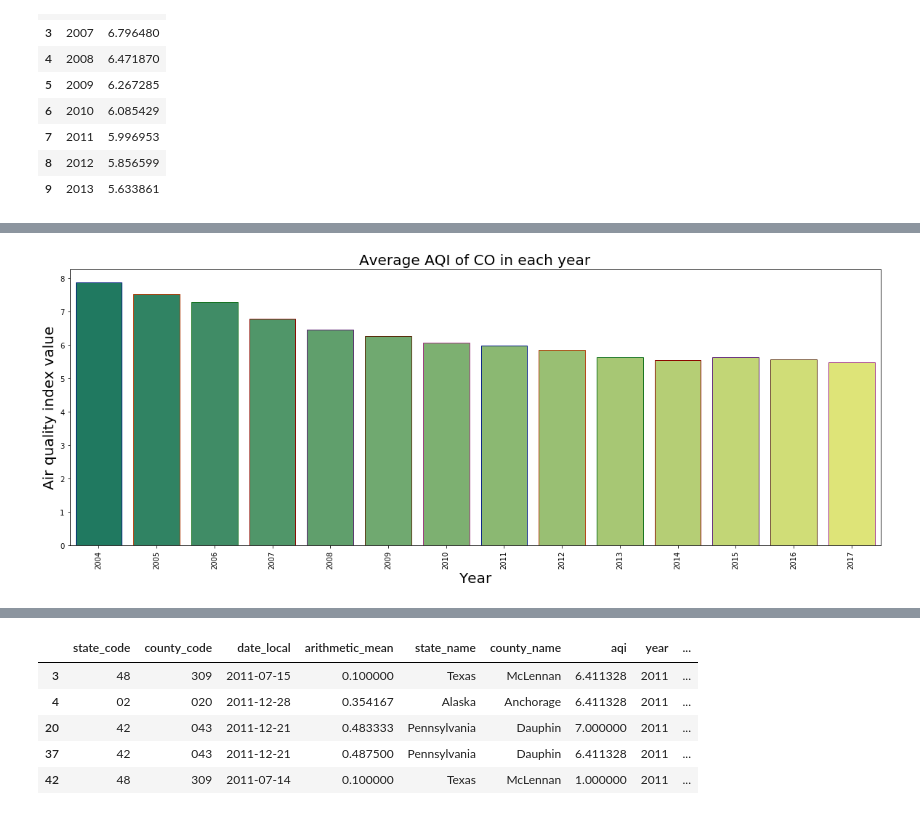
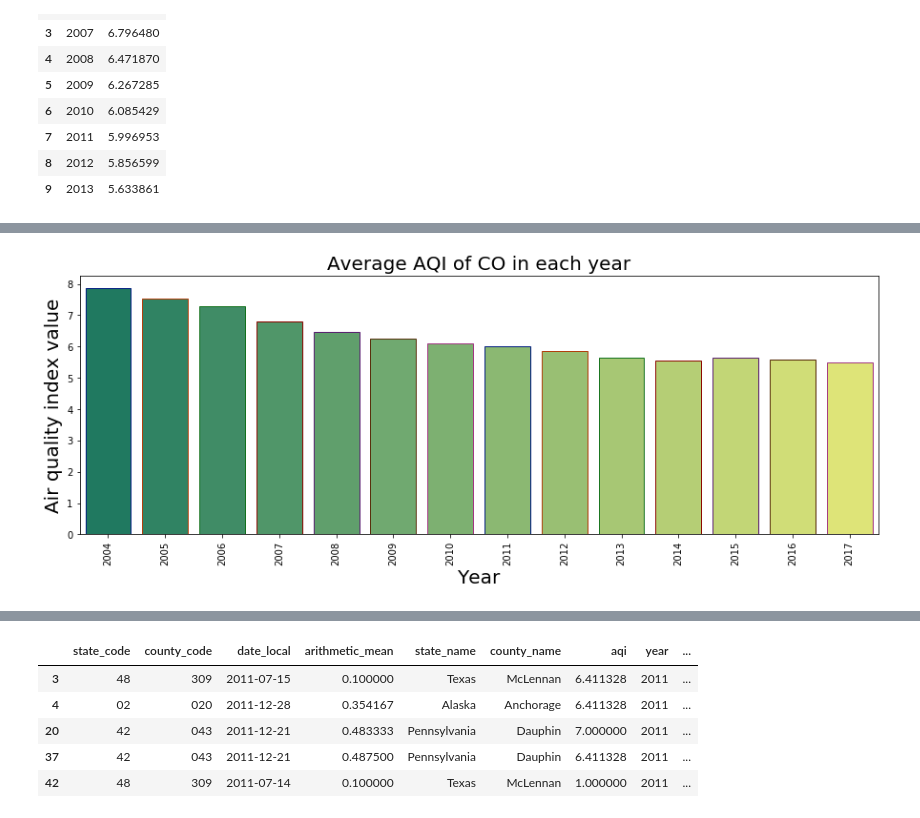
Before and after one commit to shuangsong/air_quality_analysis, a Jupyter notebook: air_quality_exploratory.ipynb, the cells around one changed output, grey strips where cells are left out. Drawn from its saved outputs; the diff is of its cells as text; code cells hidden in the pictures.

```diff
--- a/air_quality_exploratory.ipynb
+++ b/air_quality_exploratory.ipynb
@@ -125,10 +421,11 @@ df_co_avg.head(10)
 # %%
-plt.subplots(figsize=(20,7))
+#visualize co :
+plt.subplots(figsize=(15,5))
 sns.barplot(x='year',y='aqi',data=df_co_avg,palette='summer',edgecolor=sns.color_palette('dark',7))
 plt.ylabel('Air quality index value', fontsize=20)
 plt.xticks(rotation=90)
 plt.xlabel('Year', fontsize=20)
 plt.title('Average AQI of CO in each year', fontsize=20)
 plt.show()
 # %% [output]
-[figure, old version]
+[figure, new version]
```
Also changed, not shown: parts of 20 cells of this notebook.
